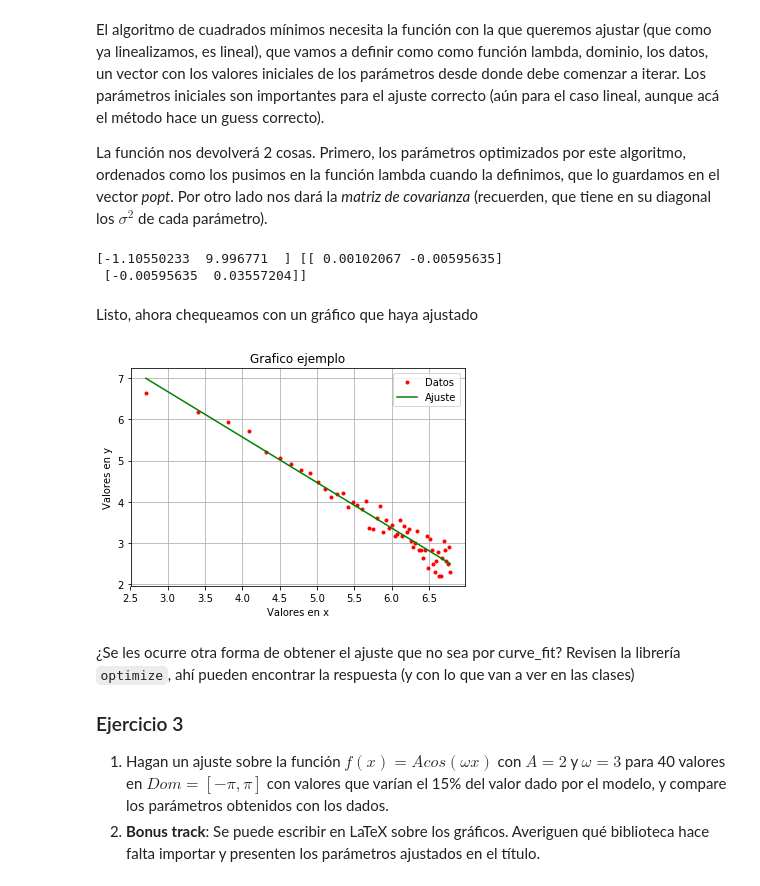
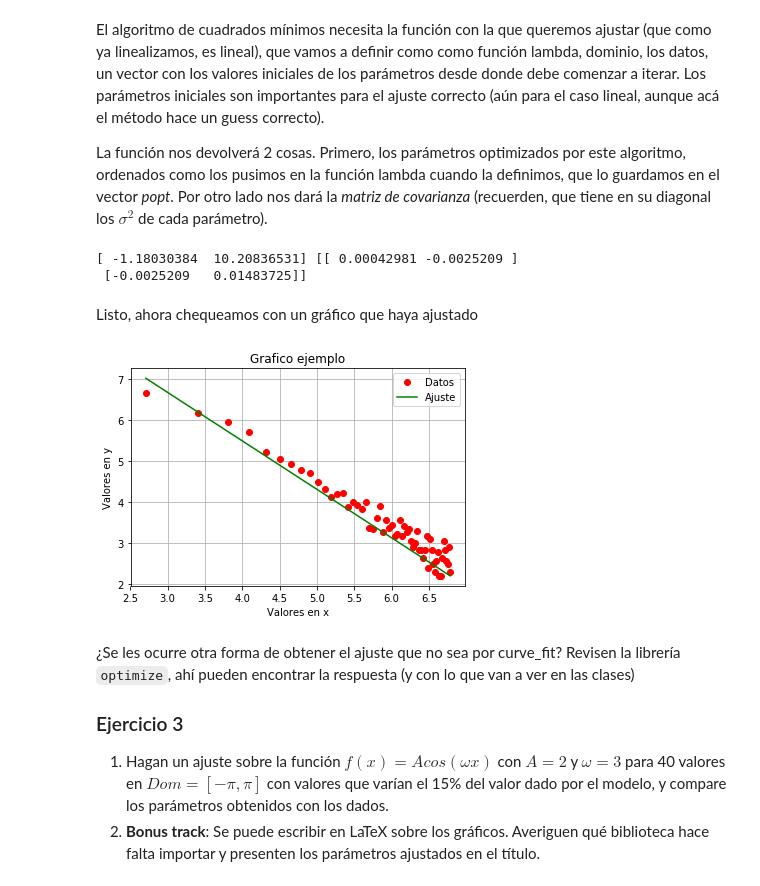
Before and after one commit to fifabsas/talleresfifabsas, a Jupyter notebook: python/Incertezas/numerico.ipynb, the cells around one changed output. Saved outputs shown, nothing was run; the diff lists cells and outputs as text; code cells hidden in the pictures.

```diff
--- a/python/Incertezas/numerico.ipynb
+++ b/python/Incertezas/numerico.ipynb
@@ -266,31 +266,31 @@ La función nos devolverá 2 cosas. Primero, los parámetros optimizados por est
 # %%
 f = lambda x, A, B: A * x + B
 
-# Ajustamos, pero con las funciónes logaritmicas
-popt, pcov = curve_fit(f, np.log(x), np.log(y))
+# Ajustamos, pero con las funciónes logaritmicas. Usamos propagación de errores
+popt, pcov = curve_fit(f, np.log(x), np.log(y), sigma = 1/y * error_y)
 
 print(popt, pcov)
 # %% [output]
-[-1.10550233  9.996771  ] [[ 0.00102067 -0.00595635]
- [-0.00595635  0.03557204]]
+[ -1.18030384  10.20836531] [[ 0.00042981 -0.0025209 ]
+ [-0.0025209   0.01483725]]
 # %% [markdown]
 Listo, ahora chequeamos con un gráfico que haya ajustado
 # %%
 t = np.linspace(min(x), max(x), 1000) #Las funciones "viejas" de python siguen funcionando!
 t = np.log(t) #Aplico logaritmo
-plt.plot(np.log(x), np.log(y), 'r.', label = 'Datos')
+plt.plot(np.log(x), np.log(y), 'ro', label = 'Datos')
 plt.plot(t, f(t, *popt), 'g-', label = 'Ajuste') #grafico la función
 
 # Detalles del gráfico
 plt.grid(True)
 plt.title('Grafico ejemplo')
 plt.xlabel('Valores en x')
 plt.ylabel('Valores en y')
 plt.legend(loc = 'best')
 
 plt.show()
 # %% [output]
-[figure, old version]
+[figure, new version]
 # %% [markdown]
 ¿Se les ocurre otra forma de obtener el ajuste que no sea por curve_fit? Revisen la librería `optimize`, ahí pueden encontrar la respuesta (y con lo que van a ver en las clases)
 
```
Also changed, not shown: parts of 15 cells of this notebook.
